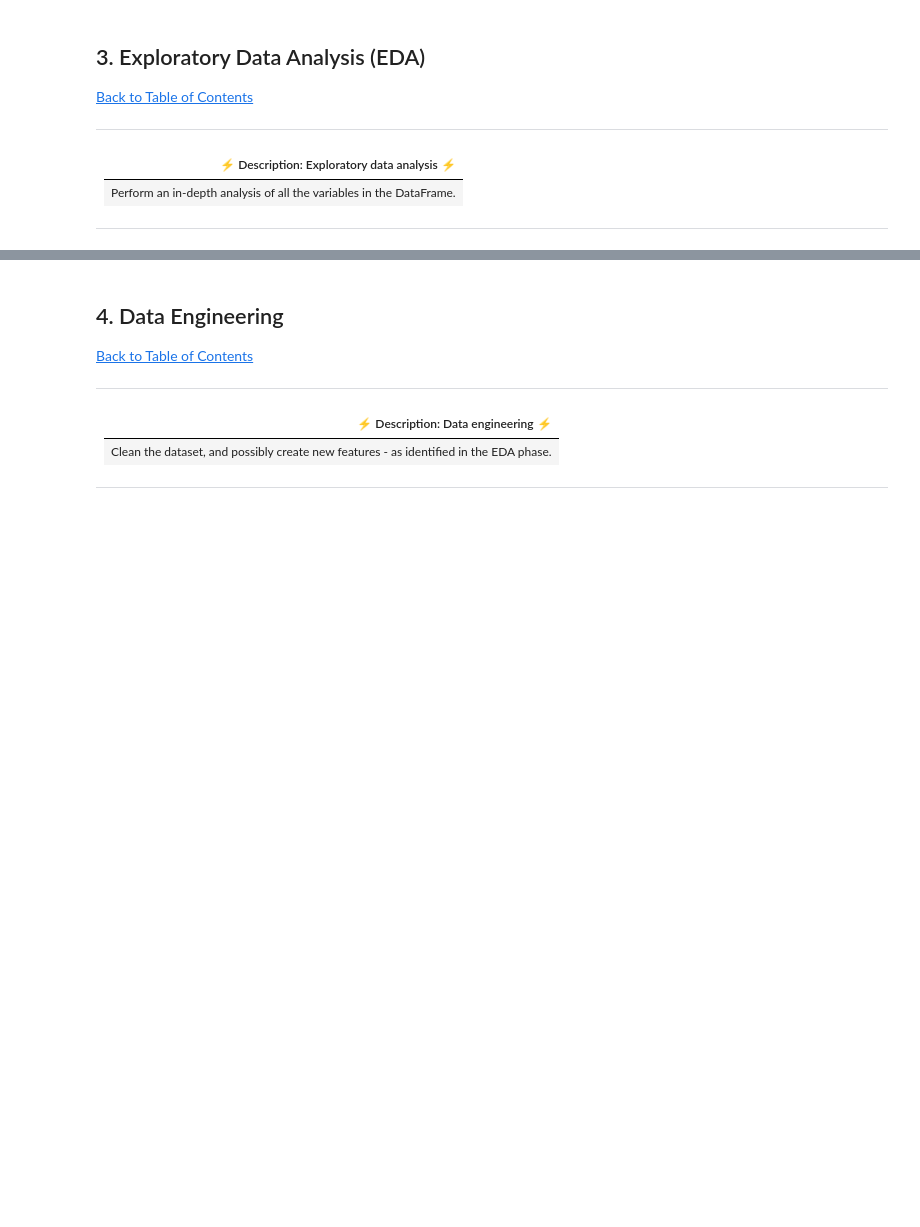
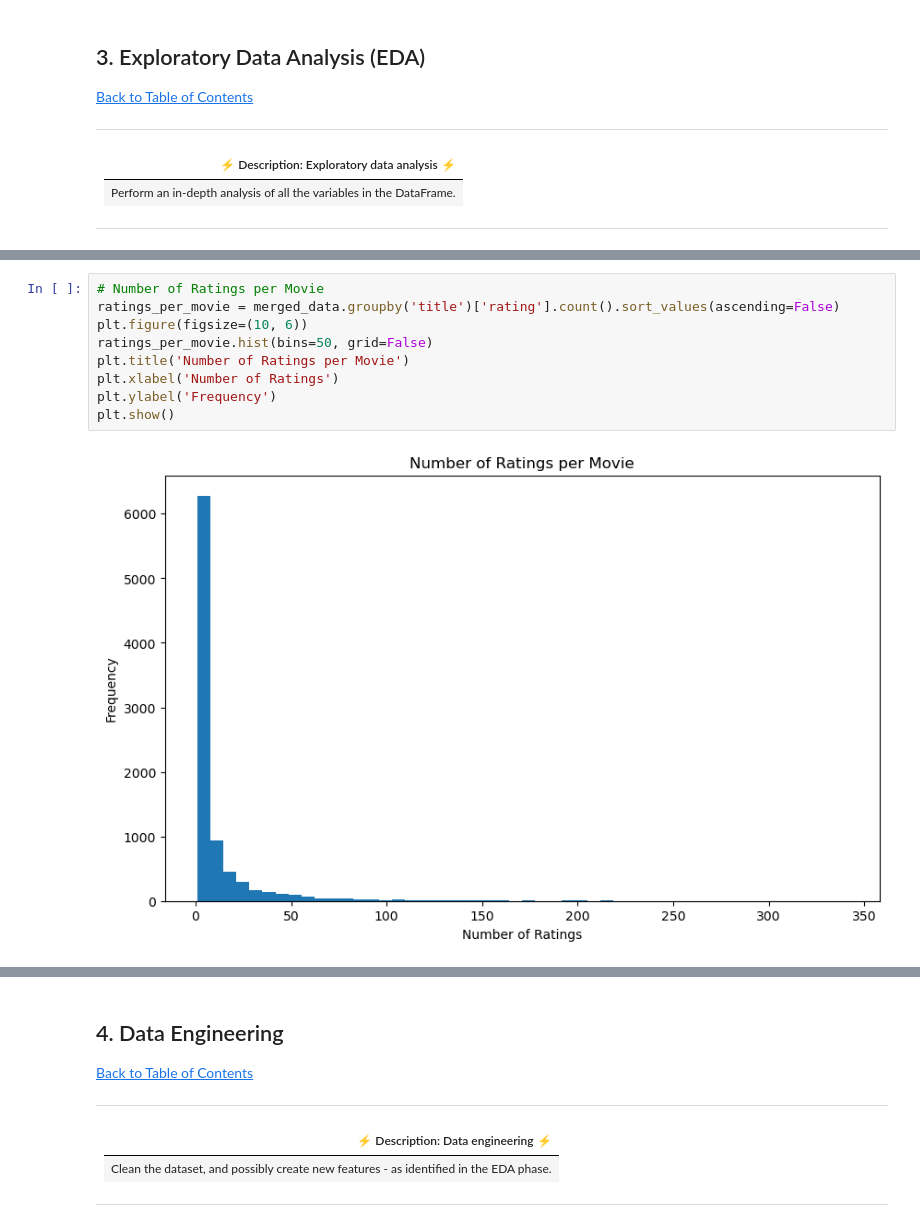
Before and after one commit to M-anza/unsupervised-predict-streamlit-template, a Jupyter notebook: starter-notebook.ipynb, the cells around one changed output, grey strips where cells are left out. Saved outputs shown, nothing was run; the diff lists cells and outputs as text; blank space fills up the shorter version.

```diff
--- a/starter-notebook.ipynb
+++ b/starter-notebook.ipynb
@@ -98,0 +314,11 @@ df = # load the data
+# %%
+# Number of Ratings per Movie
+ratings_per_movie = merged_data.groupby('title')['rating'].count().sort_values(ascending=False)
+plt.figure(figsize=(10, 6))
+ratings_per_movie.hist(bins=50, grid=False)
+plt.title('Number of Ratings per Movie')
+plt.xlabel('Number of Ratings')
+plt.ylabel('Frequency')
+plt.show()
+# %% [output]
+[figure, added]
```
Also changed, not shown: parts of 39 cells of this notebook, 14 other files.
